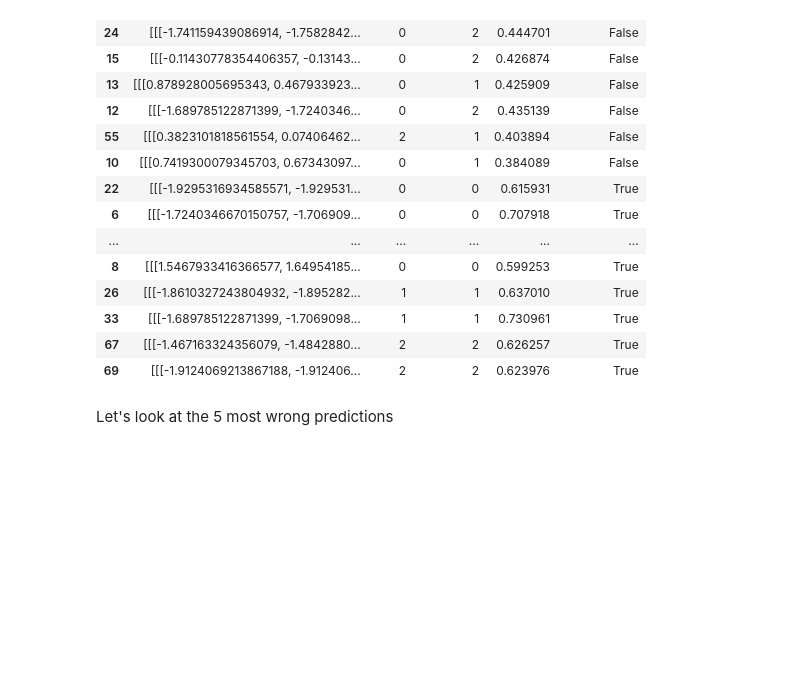
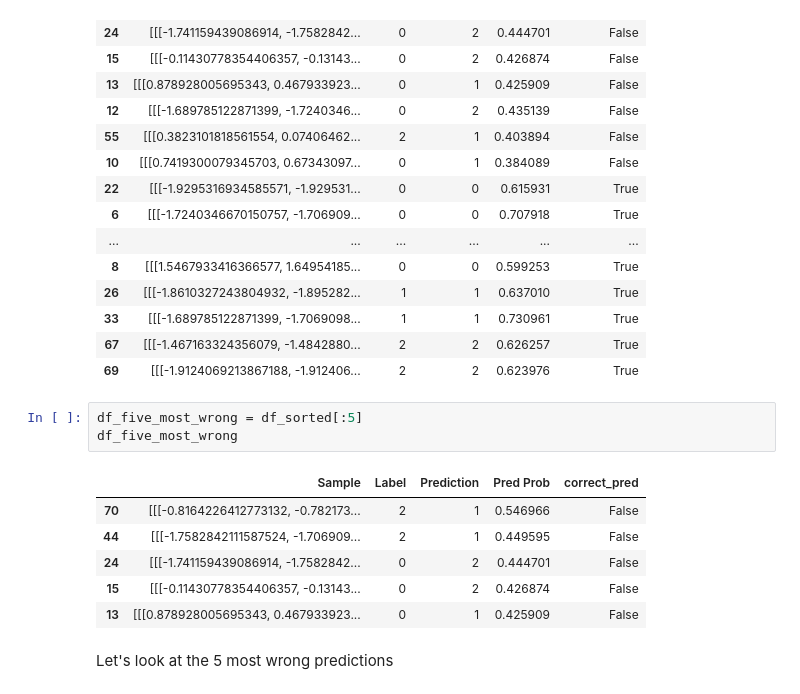
Before and after one commit to aRod209/pytorch-for-deep-learning, a Jupyter notebook: exercises/06_pytorch_transfer_learning_exercises.ipynb, the cells around one changed output. Drawn from its saved outputs; the diff is of its cells as text; blank space fills up the shorter version.

```diff
--- a/exercises/06_pytorch_transfer_learning_exercises.ipynb
+++ b/exercises/06_pytorch_transfer_learning_exercises.ipynb
@@ -398,5 +398,15 @@ df_sorted[:20]
 | 33 | [[[-1.689785122871399, -1.7069098... | 1 | 1 | 0.730961 | True |
 | 67 | [[[-1.467163324356079, -1.4842880... | 2 | 2 | 0.626257 | True |
 | 69 | [[[-1.9124069213867188, -1.912406... | 2 | 2 | 0.623976 | True |
+# %%
+df_five_most_wrong = df_sorted[:5]
+df_five_most_wrong
+# %% [output]
+|  | Sample | Label | Prediction | Pred Prob | correct_pred |
+| 70 | [[[-0.8164226412773132, -0.782173... | 2 | 1 | 0.546966 | False |
+| 44 | [[[-1.7582842111587524, -1.706909... | 2 | 1 | 0.449595 | False |
+| 24 | [[[-1.741159439086914, -1.7582842... | 0 | 2 | 0.444701 | False |
+| 15 | [[[-0.11430778354406357, -0.13143... | 0 | 2 | 0.426874 | False |
+| 13 | [[[0.878928005695343, 0.467933923... | 0 | 1 | 0.425909 | False |
 # %% [markdown]
 Let's look at the 5 most wrong predictions
```
Also changed, not shown: parts of 3 cells of this notebook.
